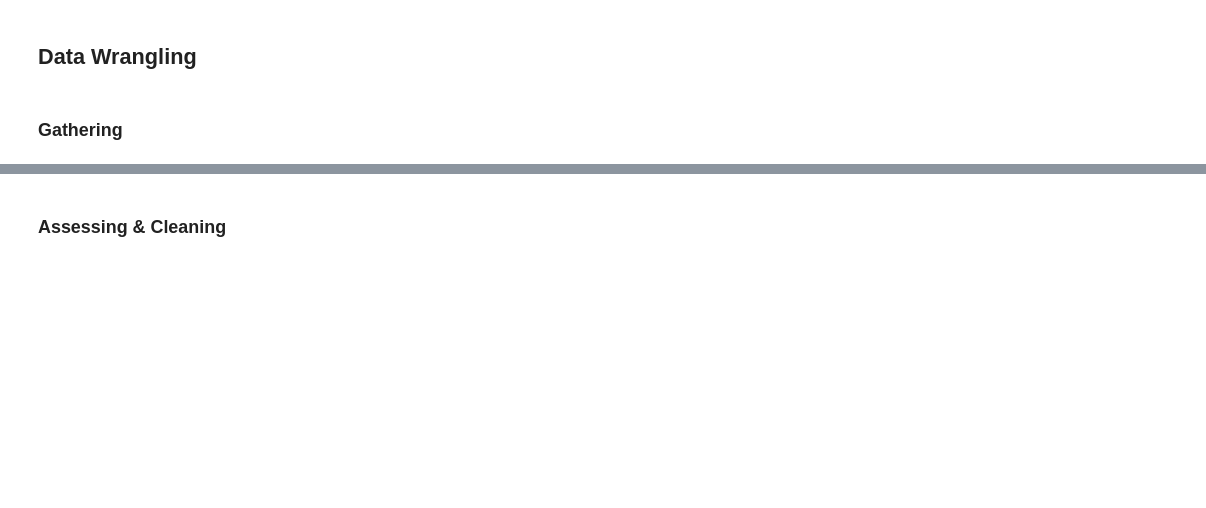
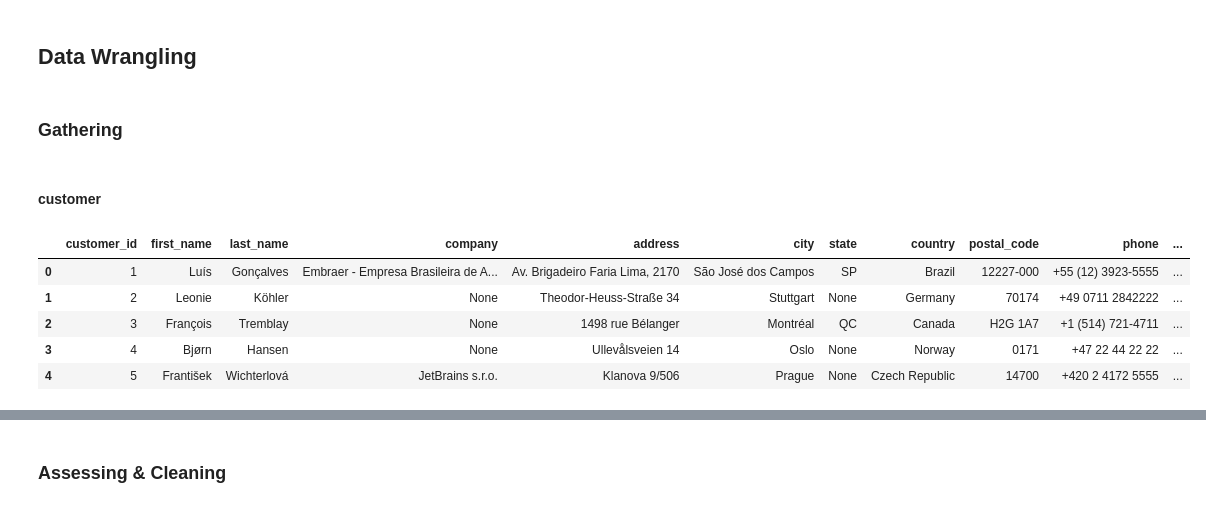
Before and after one commit to barastrong/Inkubasi, a Jupyter notebook: notebook.ipynb, the cells around one changed output, grey strips where cells are left out. Cells and saved outputs as stored; diff of their text form; code cells hidden in the pictures; blank space fills up the shorter version.

```diff
--- a/notebook.ipynb
+++ b/notebook.ipynb
@@ -36,3 +36,18 @@ SSL_MODE = os.getenv("SSL_MODE")
 SERVICE_URI = f"postgres://{USER}:{PASSWORD}@{HOST}:{PORT}/{DB_NAME}?sslmode={SSL_MODE}"
 uri = SERVICE_URI.replace("postgres://", "postgresql+psycopg2://", 1)
 engine = create_engine(uri)
+# %% [markdown]
+#### customer
+# %%
+df_customer = pd.read_sql(
+    '''SELECT *
+    FROM customer'''
+, con=engine)
+df_customer.head()
+# %% [output]
+|  | customer_id | first_name | last_name | company | address | city | state | country | postal_code | phone | ... |
+| 0 | 1 | Luís | Gonçalves | Embraer - Empresa Brasileira de A... | Av. Brigadeiro Faria Lima, 2170 | São José dos Campos | SP | Brazil | 12227-000 | +55 (12) 3923-5555 | ... |
+| 1 | 2 | Leonie | Köhler | None | Theodor-Heuss-Straße 34 | Stuttgart | None | Germany | 70174 | +49 0711 2842222 | ... |
+| 2 | 3 | François | Tremblay | None | 1498 rue Bélanger | Montréal | QC | Canada | H2G 1A7 | +1 (514) 721-4711 | ... |
+| 3 | 4 | Bjørn | Hansen | None | Ullevålsveien 14 | Oslo | None | Norway | 0171 | +47 22 44 22 22 | ... |
+| 4 | 5 | František | Wichterlová | JetBrains s.r.o. | Klanova 9/506 | Prague | None | Czech Republic | 14700 | +420 2 4172 5555 | ... |
```
Also changed, not shown: parts of 11 cells of this notebook.
